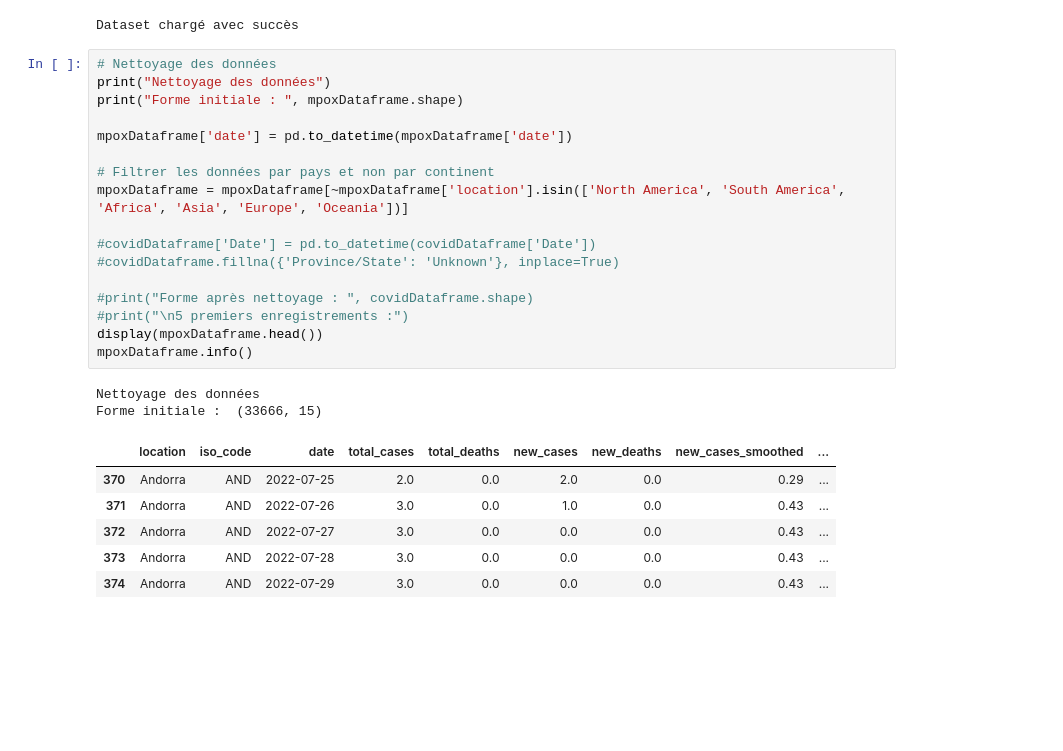
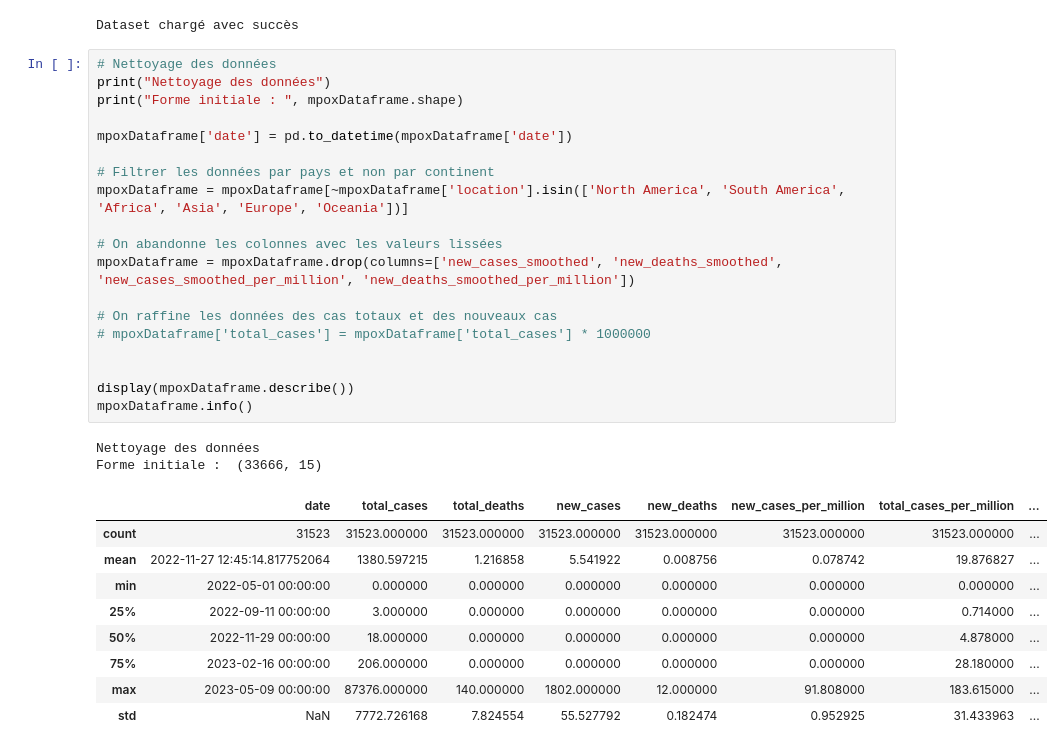
Before and after one commit to Kaboufl/MSPR_ETL, a Jupyter notebook: main.ipynb, the cells around one changed output. Drawn from its saved outputs; the diff is of its cells as text; blank space fills up the shorter version.

```diff
--- a/main.ipynb
+++ b/main.ipynb
@@ -99,28 +109,33 @@ Dataset chargé avec succès
 # %%
 # Nettoyage des données
 print("Nettoyage des données")
 print("Forme initiale : ", mpoxDataframe.shape)
 
 mpoxDataframe['date'] = pd.to_datetime(mpoxDataframe['date'])
 
 # Filtrer les données par pays et non par continent
 mpoxDataframe = mpoxDataframe[~mpoxDataframe['location'].isin(['North America', 'South America', 'Africa', 'Asia', 'Europe', 'Oceania'])]
 
-#covidDataframe['Date'] = pd.to_datetime(covidDataframe['Date'])
-#covidDataframe.fillna({'Province/State': 'Unknown'}, inplace=True)
+# On abandonne les colonnes avec les valeurs lissées
+mpoxDataframe = mpoxDataframe.drop(columns=['new_cases_smoothed', 'new_deaths_smoothed', 'new_cases_smoothed_per_million', 'new_deaths_smoothed_per_million'])
 
-#print("Forme après nettoyage : ", covidDataframe.shape)
-#print("\n5 premiers enregistrements :")
-display(mpoxDataframe.head())
+# On raffine les données des cas totaux et des nouveaux cas
+# mpoxDataframe['total_cases'] = mpoxDataframe['total_cases'] * 1000000
+
+
+display(mpoxDataframe.describe())
 mpoxDataframe.info()
 # %% [output]
 Nettoyage des données
 Forme initiale :  (33666, 15)
-|  | location | iso_code | date | total_cases | total_deaths | new_cases | new_deaths | new_cases_smoothed | ... |
-| 370 | Andorra | AND | 2022-07-25 | 2.0 | 0.0 | 2.0 | 0.0 | 0.29 | ... |
-| 371 | Andorra | AND | 2022-07-26 | 3.0 | 0.0 | 1.0 | 0.0 | 0.43 | ... |
-| 372 | Andorra | AND | 2022-07-27 | 3.0 | 0.0 | 0.0 | 0.0 | 0.43 | ... |
-| 373 | Andorra | AND | 2022-07-28 | 3.0 | 0.0 | 0.0 | 0.0 | 0.43 | ... |
-| 374 | Andorra | AND | 2022-07-29 | 3.0 | 0.0 | 0.0 | 0.0 | 0.43 | ... |
+|  | date | total_cases | total_deaths | new_cases | new_deaths | new_cases_per_million | total_cases_per_million | ... |
+| count | 31523 | 31523.000000 | 31523.000000 | 31523.000000 | 31523.000000 | 31523.000000 | 31523.000000 | ... |
+| mean | 2022-11-27 12:45:14.817752064 | 1380.597215 | 1.216858 | 5.541922 | 0.008756 | 0.078742 | 19.876827 | ... |
+| min | 2022-05-01 00:00:00 | 0.000000 | 0.000000 | 0.000000 | 0.000000 | 0.000000 | 0.000000 | ... |
+| 25% | 2022-09-11 00:00:00 | 3.000000 | 0.000000 | 0.000000 | 0.000000 | 0.000000 | 0.714000 | ... |
+| 50% | 2022-11-29 00:00:00 | 18.000000 | 0.000000 | 0.000000 | 0.000000 | 0.000000 | 4.878000 | ... |
+| 75% | 2023-02-16 00:00:00 | 206.000000 | 0.000000 | 0.000000 | 0.000000 | 0.000000 | 28.180000 | ... |
+| max | 2023-05-09 00:00:00 | 87376.000000 | 140.000000 | 1802.000000 | 12.000000 | 91.808000 | 183.615000 | ... |
+| std | NaN | 7772.726168 | 7.824554 | 55.527792 | 0.182474 | 0.952925 | 31.433963 | ... |
 <class 'pandas.core.frame.DataFrame'>
 Index: 31523 entries, 370 to 33665
```
Also changed, not shown: parts of 3 cells of this notebook.
